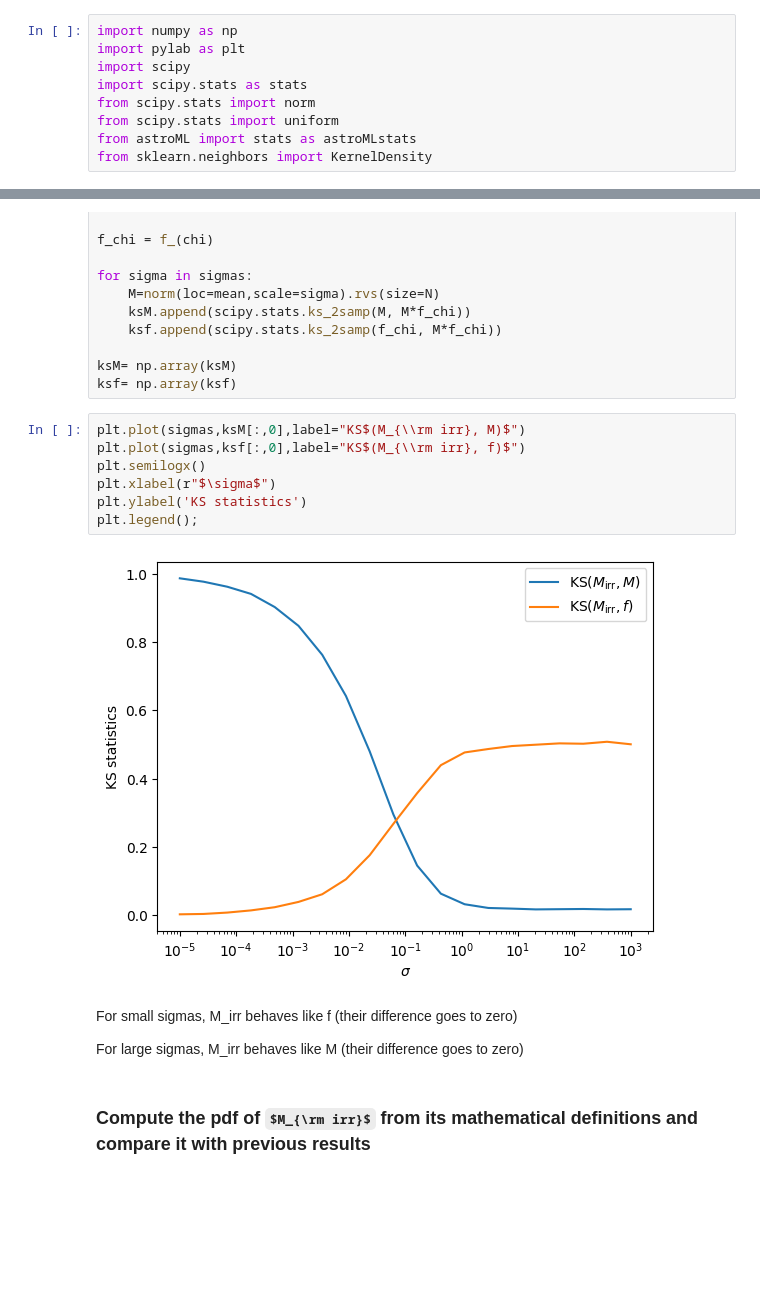
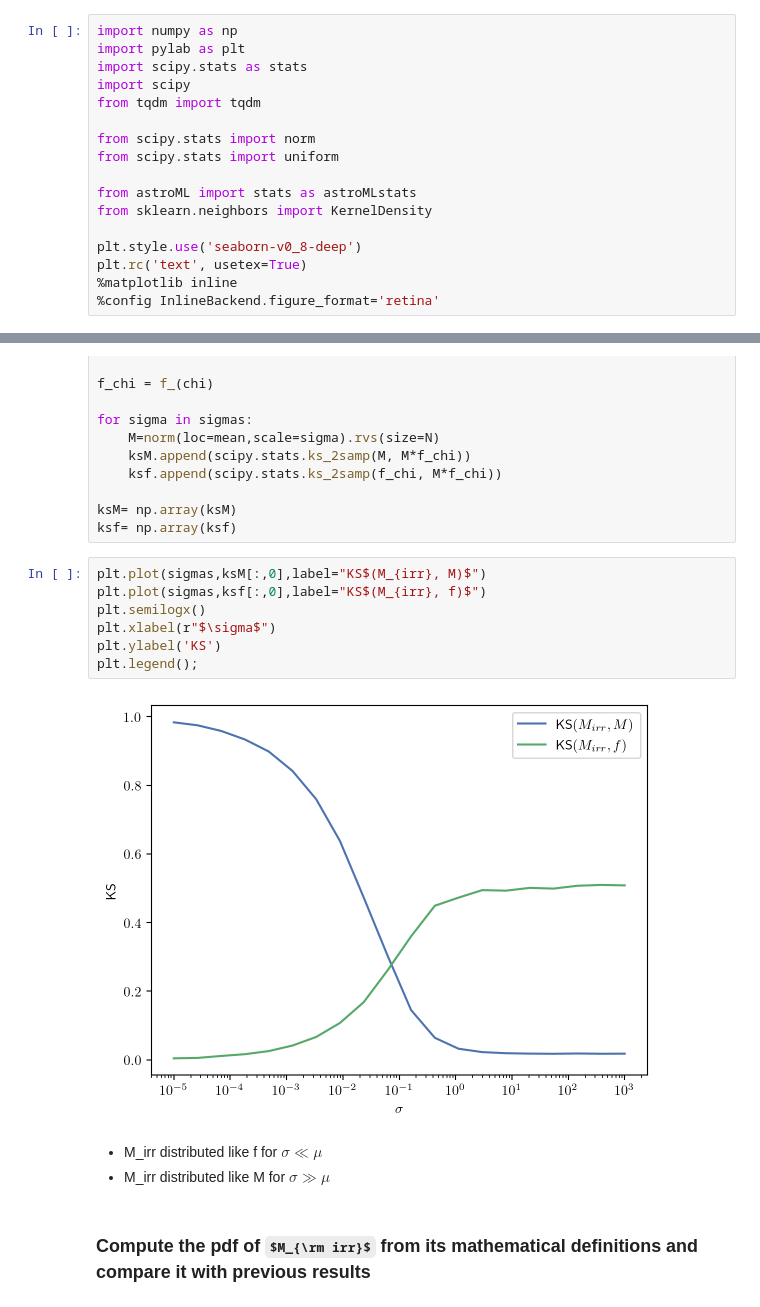
Before and after one commit to GiuliaConti/astrostatistics_bicocca_2024, a Jupyter notebook: working/E08_L07_IrreducibleMass.ipynb, the cells around one changed output, grey strips where cells are left out. Cells and saved outputs as stored; diff of their text form; some formulas as TeX source; blank space fills up the shorter version.

```diff
--- a/working/E08_L07_IrreducibleMass.ipynb
+++ b/working/E08_L07_IrreducibleMass.ipynb
@@ -1,12 +1,20 @@
 # %%
 import numpy as np
 import pylab as plt
+import scipy.stats as stats
 import scipy
-import scipy.stats as stats
+from tqdm import tqdm
+
 from scipy.stats import norm
 from scipy.stats import uniform
+
 from astroML import stats as astroMLstats
 from sklearn.neighbors import KernelDensity
+
+plt.style.use('seaborn-v0_8-deep')
+plt.rc('text', usetex=True)
+%matplotlib inline
+%config InlineBackend.figure_format='retina'
 # %%
 random_state = np.random.RandomState(seed=22)
 # %% [markdown]
@@ -107,17 +123,16 @@ for sigma in sigmas:
 ksM= np.array(ksM)
 ksf= np.array(ksf)
 # %%
-plt.plot(sigmas,ksM[:,0],label="KS$(M_{\\rm irr}, M)$")
-plt.plot(sigmas,ksf[:,0],label="KS$(M_{\\rm irr}, f)$")
+plt.plot(sigmas,ksM[:,0],label="KS$(M_{irr}, M)$")
+plt.plot(sigmas,ksf[:,0],label="KS$(M_{irr}, f)$")
 plt.semilogx()
 plt.xlabel(r"$\sigma$")
-plt.ylabel('KS statistics')
+plt.ylabel('KS')
 plt.legend();
 # %% [output]
-[figure, old version]
+[figure, new version]
 # %% [markdown]
-For small sigmas, M_irr behaves like f (their difference goes to zero)
-
-For large sigmas, M_irr behaves like M (their difference goes to zero)
+- M_irr distributed like f for $\sigma \ll  \mu$
+- M_irr distributed like M for $\sigma \gg  \mu$
 # %% [markdown]
 ### Compute the pdf of $M_{\rm irr}$ from its mathematical definitions and compare it with previous results
```
Also changed, not shown: parts of 16 cells of this notebook, 1 other file.
